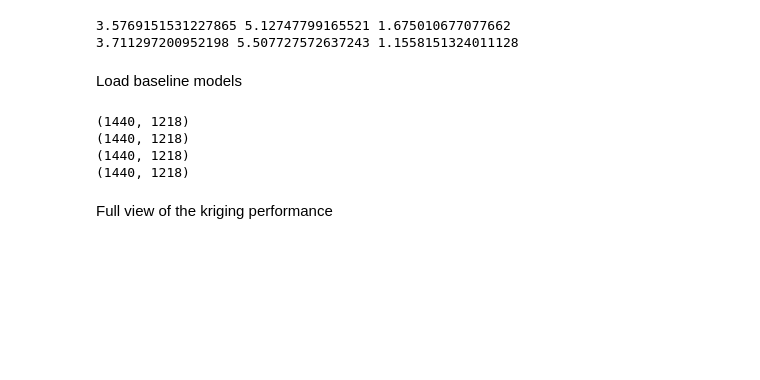
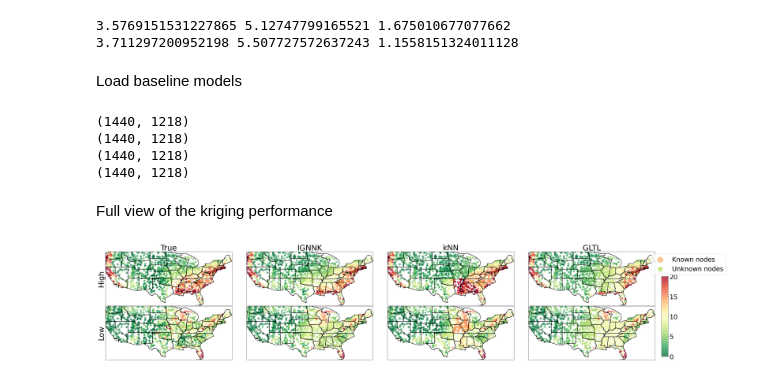
Before and after one commit to Kaimaoge/IGNNK, a Jupyter notebook: IGNNK_U_Central_missing.ipynb, the cells around one changed output. Cells and saved outputs as stored; diff of their text form; code cells hidden in the pictures; blank space fills up the shorter version.

Commit message:
adjust plots

```diff
--- a/IGNNK_U_Central_missing.ipynb
+++ b/IGNNK_U_Central_missing.ipynb
@@ -133,10 +133,10 @@ for row in range(2):
     for col in range(4):
         ax = axes[row,col]
         map_us.boundary.plot(ax=ax,color='black')
-        ax.set_xlim((np.min(meta_locations['longitude'].iloc[list(unknow_set_central)])-lng_div,np.max(meta_locations['longitude'].iloc[list(unknow_set_central)])+lng_div))
-        ax.set_ylim((np.min(meta_locations['latitude'].iloc[list(unknow_set_central)])-lat_div,np.max(meta_locations['latitude'].iloc[list(unknow_set_central)])+lat_div))
-#         ax.set_xlim((np.min(meta_locations['longitude'])-lng_div,np.max(meta_locations['longitude'])+lng_div))
-#         ax.set_ylim((np.min(meta_locations['latitude'])-lat_div,np.max(meta_locations['latitude'])+lat_div))
+#         ax.set_xlim((np.min(meta_locations['longitude'].iloc[list(unknow_set_central)])-lng_div,np.max(meta_locations['longitude'].iloc[list(unknow_set_central)])+lng_div))
+#         ax.set_ylim((np.min(meta_locations['latitude'].iloc[list(unknow_set_central)])-lat_div,np.max(meta_locations['latitude'].iloc[list(unknow_set_central)])+lat_div))
+        ax.set_xlim((np.min(meta_locations['longitude'])-lng_div,np.max(meta_locations['longitude'])+lng_div))
+        ax.set_ylim((np.min(meta_locations['latitude'])-lat_div,np.max(meta_locations['latitude'])+lat_div))
         ax.set_xticks([])
         ax.set_yticks([])
         if col == 0:
@@ -155,34 +155,34 @@ for row in range(2):
             if row == 0:
                 ax.set_title('IGNNK',fontsize = 36)
         elif col == 2:
             ax.scatter(meta_locations['longitude'][list(know_set)],meta_locations['latitude'][list(know_set)],s=s_known,cmap=plt.cm.RdYlGn_r, c = udata_true[crowd[row],list(know_set)],
               norm=mlt.colors.Normalize(vmin=X.min(), vmax = 20),alpha=0.6)
             ax.scatter(meta_locations['longitude'][list(unknow_set_central)],meta_locations['latitude'][list(unknow_set_central)],s=s_unknow,cmap=plt.cm.RdYlGn_r,c=udata_knn[crowd[row],list(unknow_set_central)],
               norm=mlt.colors.Normalize(vmin=X.min(), vmax = 20),alpha=1,marker='*')
             if row == 0:
                 ax.set_title('kNN',fontsize = 36)
         else:
             ax.scatter(meta_locations['longitude'][list(know_set)],meta_locations['latitude'][list(know_set)],s=s_known,cmap=plt.cm.RdYlGn_r, c = udata_true[crowd[row],list(know_set)],
               norm=mlt.colors.Normalize(vmin=X.min(), vmax = 20),alpha=0.6)
             ax.scatter(meta_locations['longitude'][list(unknow_set_central)],meta_locations['latitude'][list(unknow_set_central)],s=s_unknow,cmap=plt.cm.RdYlGn_r,c=udata_gltl[crowd[row],list(unknow_set_central)],
               norm=mlt.colors.Normalize(vmin=X.min(), vmax = 20),alpha=1,marker='*')
             if row == 0:
                 ax.set_title('GLTL',fontsize = 36)
 
-#ax.legend(fontsize=20)
-#fig.colorbar(cax,ax=ax)
 fig.tight_layout()
 fig.subplots_adjust(right = 0.87,hspace=0.01,wspace =0.01,bottom=0,top=1)
 l = 0.87
 b = 0.03
 w = 0.01
-h = 0.77
+h = 0.74
 rect = [l,b,w,h]
 cbar_ax = fig.add_axes(rect)
 
 cbar = fig.colorbar(cax, cax=cbar_ax)
 cbar.ax.tick_params(labelsize=30)
 
 plt.figlegend(handles=(cax,cax2),labels=('Known nodes','Unknown nodes'),bbox_to_anchor=(0.97, 1), loc=1, borderaxespad=0.,markerscale =3 ,fontsize = 30)
-plt.savefig('fig/spatial_miss_area_udata_noon{:}_evening{:}.pdf'.format(crowd[0],crowd[1]))
+plt.savefig('fig/spatial_ushcn_full_carea_noon{:}_evening{:}.pdf'.format(crowd[0],crowd[1]))
 plt.show()
+# %% [output]
+[figure, added]
```
Also changed, not shown: parts of 2 cells of this notebook, 1 other file.
